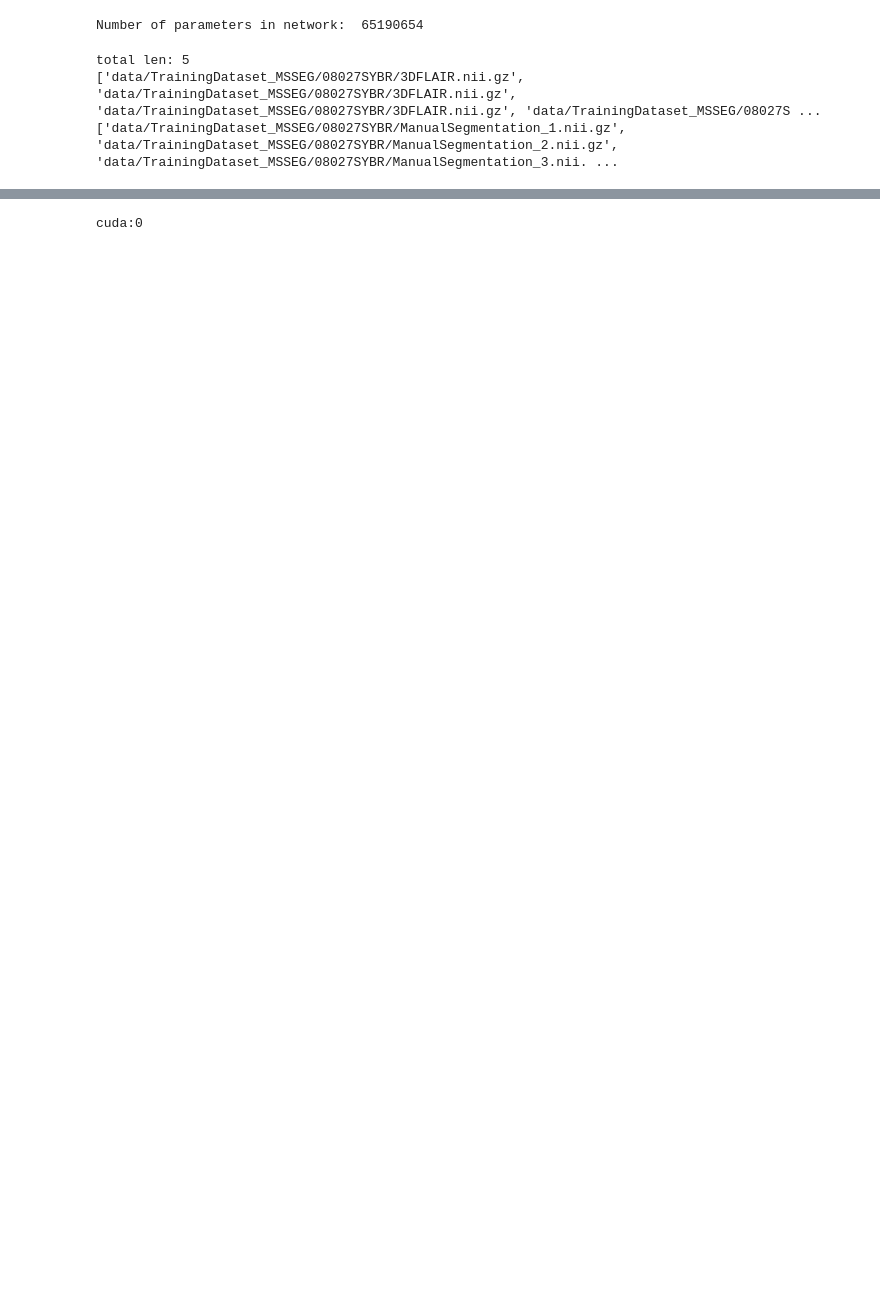
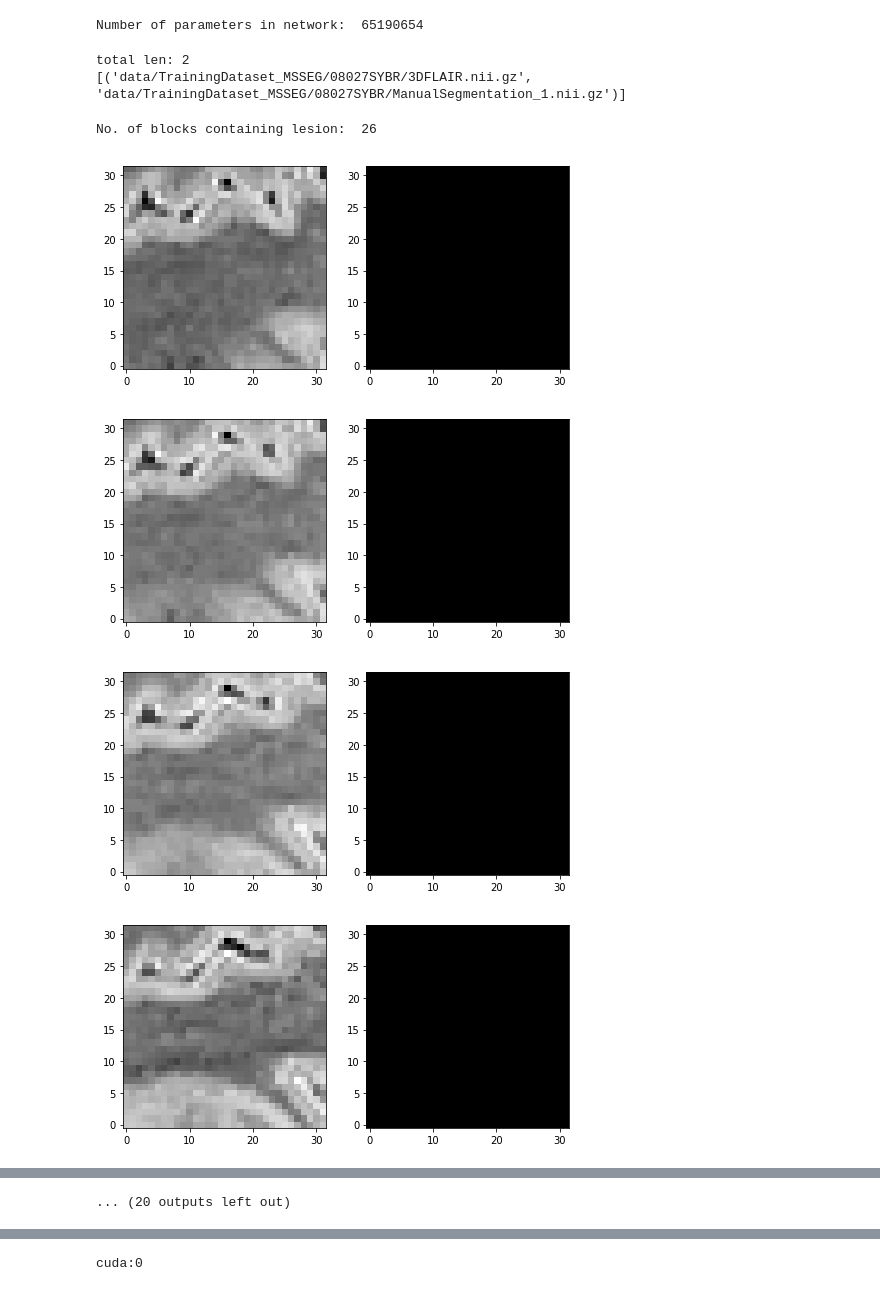
Before and after one commit to shivasanketh-rm/Brain-Lesion-Segmentation-using-Convolutional-Neural-Networks, a Jupyter notebook: V-Net.ipynb, the cells around one changed output, grey strips where cells are left out. Drawn from its saved outputs; the diff is of its cells as text; code cells hidden in the pictures; blank space fills up the shorter version.

```diff
--- a/V-Net.ipynb
+++ b/V-Net.ipynb
@@ -263,10 +264,12 @@ def preprocess_image(image_mask_paths):
         m = nib.load(image_mask_paths[i][1])
 
         # Get data, normalize the image and pad
-        img = np.array(vol.get_data(), np.float32) / 255.0
+        img = np.array(vol.get_data(), np.float32)
+        img = img / np.amax(img)
         img_padded = zero_padding(img, block_size)
 
         mask = np.array(m.get_data(),np.uint8)
+        mask = mask / np.amax(mask)
         mask_padded = zero_padding(mask, block_size)
 
         # Generate data blocks of block_size
@@ -277,20 +280,41 @@ def preprocess_image(image_mask_paths):
         mask_array = mask_blocks.numpy()
 
         for i in range(len(img_array[0])):
-            img_mask_list.append((img_array[0][i], mask_array[0][i]))
+            if np.sum(mask_array[0][i]) !=0:
+                img_mask_list.append((img_array[0][i], mask_array[0][i]))
 
     return img_mask_list
 # %%
-train_img_mask_paths, val_img_mask_paths = split_train_val(image_paths[:5], mask_paths[:5], 0.95)
-print(image_paths[:5])
-print(mask_paths[:5])
+train_img_mask_paths, val_img_mask_paths = split_train_val(image_paths[:2], mask_paths[:2], 0.95)
+print(train_img_mask_paths)
+#print(val_img_mask_paths)
 
 #Training:
 train_img_masks = preprocess_image(train_img_mask_paths)
 
 #Validation:
 val_img_masks = preprocess_image(val_img_mask_paths)
+
+print('No. of blocks containing lesion: ',len(train_img_masks))
+#print(len(val_img_masks))
 # %% [output]
-total len: 5
-['data/TrainingDataset_MSSEG/08027SYBR/3DFLAIR.nii.gz', 'data/TrainingDataset_MSSEG/08027SYBR/3DFLAIR.nii.gz', 'data/TrainingDataset_MSSEG/08027SYBR/3DFLAIR.nii.gz', 'data/TrainingDataset_MSSEG/08027S ...
-['data/TrainingDataset_MSSEG/08027SYBR/ManualSegmentation_1.nii.gz', 'data/TrainingDataset_MSSEG/08027SYBR/ManualSegmentation_2.nii.gz', 'data/TrainingDataset_MSSEG/08027SYBR/ManualSegmentation_3.nii. ...
+total len: 2
+[('data/TrainingDataset_MSSEG/08027SYBR/3DFLAIR.nii.gz', 'data/TrainingDataset_MSSEG/08027SYBR/ManualSegmentation_1.nii.gz')]
+No. of blocks containing lesion:  26
+# %%
+#Image and mask alignment
+
+def show_slices(slices):
+    """ Function to display row of image slices """
+    fig, axes = plt.subplots(1, len(slices), figsize=(8,8))
+    for i, slc in enumerate(slices):
+        axes[i].imshow(slc.T, cmap="gray", origin="lower")
+
+for i in range(1):
+    for j in range(len(train_img_masks[i][0][0][0])):
+        show_slices([train_img_masks[i][0][j ,:, :], train_img_masks[i][1][j, :, :]])
+# %% [output]
+[figure, added]
+[figure, added]
+[figure, added]
+[figure, added]
@@ -296,0 +329 @@ total len: 5
+... (20 outputs left out)
```
Also changed, not shown: parts of 13 cells of this notebook.
